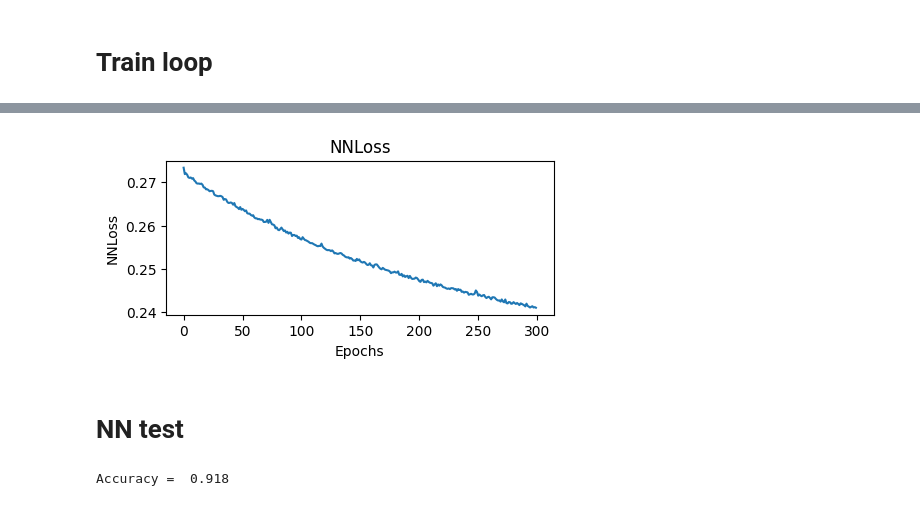
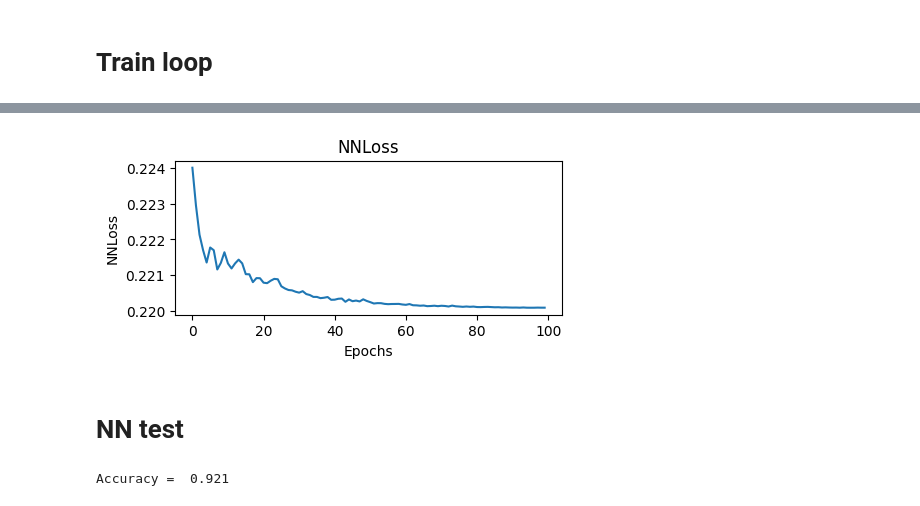
Before and after one commit to krivalcevich-egor/Recognize-Handwritten-Digits, a Jupyter notebook: src/python scripts/self_attention_model.ipynb, the cells around one changed output, grey strips where cells are left out. Cells and saved outputs as stored; diff of their text form; code cells hidden in the pictures.

Commit message:
SDPA-model acc=92.1 procents (28-11-2024)

```diff
--- a/src/python scripts/self_attention_model.ipynb
+++ b/src/python scripts/self_attention_model.ipynb
@@ -30,8 +31,8 @@ trainset = datasets.MNIST('dataset', download=False, train=True, transform=trans
 valset = datasets.MNIST('dataset', download=False, train=False, transform=transform)
 
 # Create dataloaders
-trainloader = torch.utils.data.DataLoader(trainset, batch_size=3000, shuffle=True)
-valloader = torch.utils.data.DataLoader(valset, batch_size=3000, shuffle=True)
+trainloader = torch.utils.data.DataLoader(trainset, batch_size=5000, shuffle=True)
+valloader = torch.utils.data.DataLoader(valset, batch_size=1000, shuffle=True)
 
 # for idx, (data, target) in enumerate(trainloader):
 #     data = data.to(device)
@@ -145,6 +146,14 @@ class sa_NN(nn.Module):
         out = self.log_softmax(self.W_o(out))
 
         return out
+
+    def get_matricies(self, x):
+        Q = self.W_q(x)
+        K = self.W_k(x)
+        V = self.W_v(x)
+        y = self.SDPA(Q, K, V)
+
+        return Q,K,V,y,self.SDPA.attention_weights
 # %% [markdown]
 # Train loop
 # %%
@@ -152,8 +161,9 @@ class sa_NN(nn.Module):
 input_size = 28  # 28x28 images flattened
 output_size = 10  # 10 classes for digits 0-9
 
+N_epoch = 1300
 model = sa_NN(input_size,output_size, device=device)
-model.load_state_dict(torch.load('model_backup\sa_NN_epoch_200.pth', map_location=torch.device('cpu')))
+model.load_state_dict(torch.load(f'model_backup\sa_NN_epoch_{N_epoch}.pth')) #, map_location=torch.device('cpu')
 # model = torch.load('model_backup\sa_NN_epoch_100.pth')
 # print(model)
 model.to(device)
@@ -161,20 +171,21 @@ model.to(device)
 # criterion = nn.CrossEntropyLoss()  # Use CrossEntropyLoss which includes softmax
 criterion = nn.NLLLoss()  # Use CrossEntropyLoss which includes softmax
 # optimizer = optim.SGD(model.parameters(), lr=0.05, momentum=0.9)
-optimizer = optim.Adam(model.parameters(), lr=3e-4)
+optimizer = optim.Adam(model.parameters(), lr=5e-4)
+scheduler = lr_scheduler.StepLR(optimizer, step_size=10, gamma=0.96, verbose=False)
 
 # Track loss
 loss_list = []
 
 # Training the network
-epochs = 300
+epochs = 100
 time0 = time()
 
 for epoch in range(epochs):
     running_loss = 0
 
-    for images, labels in tqdm(trainloader, leave=False):
-    # for images, labels in trainloader:
+    # for images, labels in tqdm(trainloader, leave=False):
+    for images, labels in trainloader:
         images = images.to(device)
         labels = labels.to(device)
 
@@ -193,16 +204,17 @@ for epoch in range(epochs):
 
         # And optimizes its weights here
         optimizer.step()
+        scheduler.step()
 
         running_loss += loss.item()
 
-
     CE_curr = running_loss / len(trainloader)
     loss_list.append(CE_curr)
-    if (epoch%5)==0:
-        print(f"Epoch {epoch} - Training loss: {CE_curr:.5f}")
+    # if (epoch%10)==0:
+    print(f"Epoch {epoch} - Training loss: {CE_curr:.5f}")
 
-print(f"\nTraining Time (in minutes) = {(time()-time0)/60}")
+
+print(f"\nTraining Time (in minutes) = {(time()-time0)/60:.2f}")
 
 # Convert lists to numpy arrays
 loss_array = np.array(loss_list)
@@ -211,5 +223,5 @@ loss_array = np.array(loss_list)
 np.save('loss_values.npy', loss_array)
 
 # Save the model
-torch.save(model.state_dict(), f'model_backup\sa_NN_epoch_{epochs}.pth')
+torch.save(model.state_dict(), f'model_backup\sa_NN_epoch_{N_epoch+epochs}.pth')
 # %% [output]
@@ -229,20 +245,14 @@ Epoch 56 - Training loss: 0.26276
 # %%
-# Save arrays to .npy files
-np.save('loss_values.npy', loss_array)
-
-# Save the model
-torch.save(model.state_dict(), f'model_backup\sa_NN_epoch_{epochs}.pth')
-
-# Plot CE
+# Plot NLL_loss
 plt.figure(figsize=(5, 2))
-plt.plot(range(len(loss_array)), loss_array, label='NNLoss')
+plt.plot(range(len(loss_array)), loss_array, label='NLLoss')
 plt.xlabel('Epochs')
 plt.ylabel('NNLoss')
 plt.title('NNLoss')
 # plt.legend()
 plt.show()
 # %% [output]
-[figure, old version]
+[figure, new version]
 # %% [markdown]
 # NN test
 # %%
@@ -250,7 +260,8 @@ input_size = 28  # 28x28 images flattened
 output_size = 10  # 10 classes for digits 0-9
 
 model = sa_NN(input_size,output_size, device=device)
-model.load_state_dict(torch.load('model_backup\sa_NN_epoch_300.pth', map_location=torch.device('cpu')))
+model.load_state_dict(torch.load('model_backup\sa_NN_epoch_1400.pth', map_location=torch.device('cpu')))
+# model.load_state_dict(torch.load('model_backup\sa_NN_epoch_1000.pth'))
 model.to(device)
 
 correct = 0
@@ -259,6 +270,8 @@ total = 0
 model.eval()
 for X, y_true in valloader:
     X = X.squeeze(1)
+    X = X.to(device)
+    y_true = y_true.to(device)
 
     outputs = model(X)
     _,y_pred = torch.max(outputs, dim=1)
@@ -267,4 +280,4 @@ for X, y_true in valloader:
 
 print(f"Accuracy = {correct/total: .3f}")
 # %% [output]
-Accuracy =  0.918
+Accuracy =  0.921
```
Also changed, not shown: parts of 4 cells of this notebook, 6 other files.
